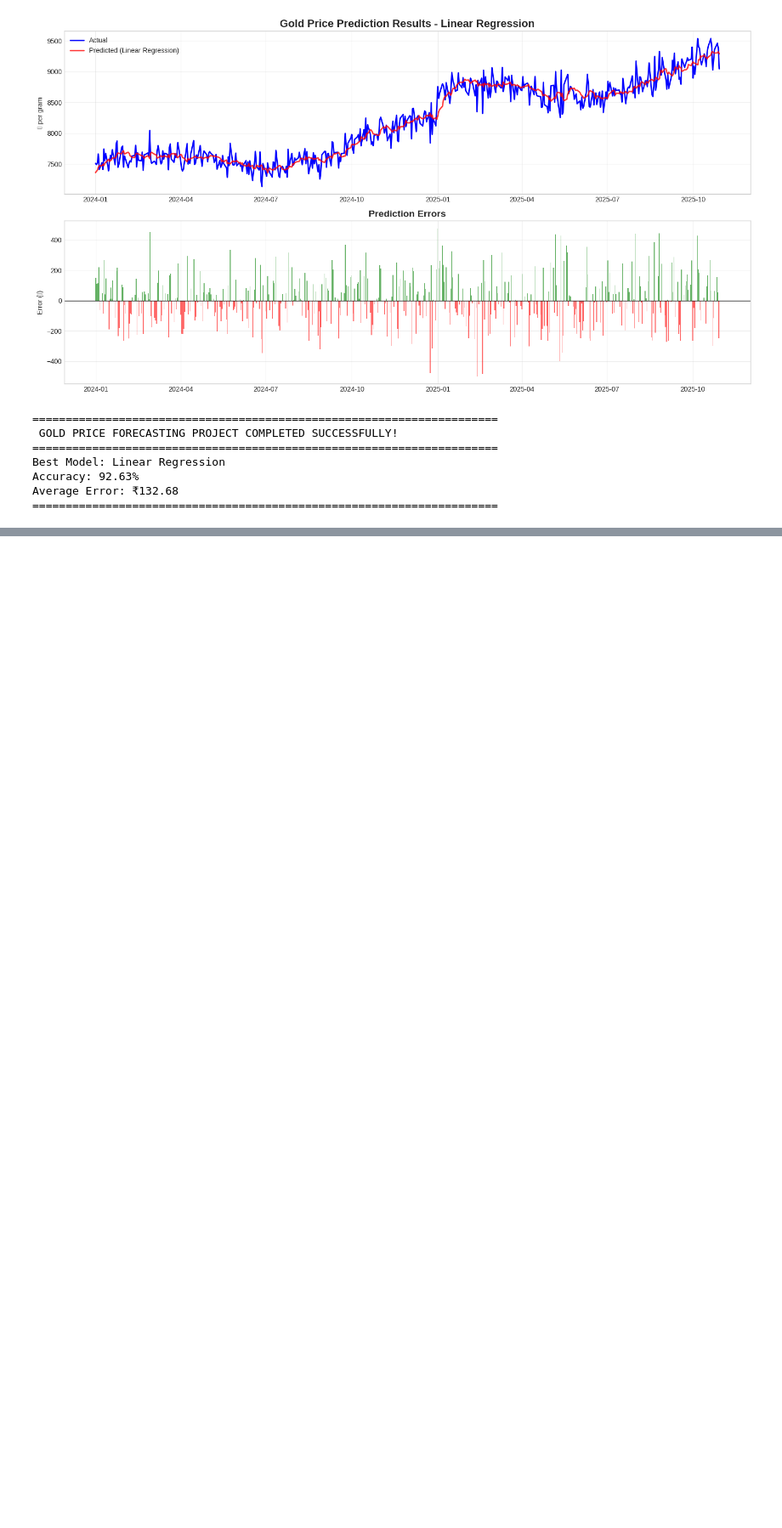
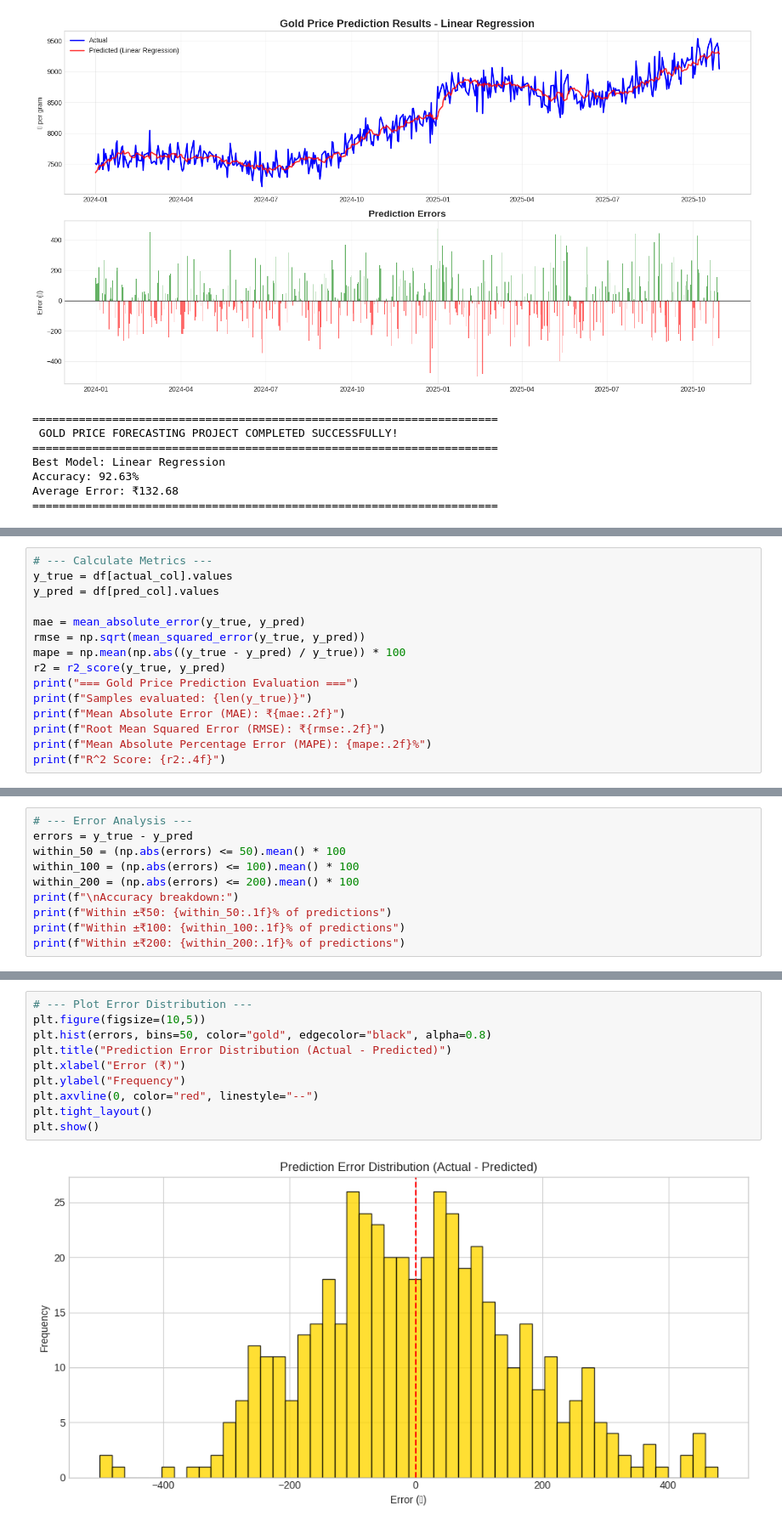
Before and after one commit to shindeparth007/Gold-Price-Forecasting-ML, a Jupyter notebook: Project_Gold_Price_Forecasting_.ipynb, the cells around one changed output, grey strips where cells are left out. Shown at 85% size. Drawn from its saved outputs; the diff is of its cells as text; blank space fills up the shorter version.

```diff
--- a/Project_Gold_Price_Forecasting_.ipynb
+++ b/Project_Gold_Price_Forecasting_.ipynb
@@ -971,0 +982,15 @@ Average Error: ₹132.68
+# %%
+# --- Calculate Metrics ---
+y_true = df[actual_col].values
+y_pred = df[pred_col].values
+
+mae = mean_absolute_error(y_true, y_pred)
+rmse = np.sqrt(mean_squared_error(y_true, y_pred))
+mape = np.mean(np.abs((y_true - y_pred) / y_true)) * 100
+r2 = r2_score(y_true, y_pred)
+print("=== Gold Price Prediction Evaluation ===")
+print(f"Samples evaluated: {len(y_true)}")
+print(f"Mean Absolute Error (MAE): ₹{mae:.2f}")
+print(f"Root Mean Squared Error (RMSE): ₹{rmse:.2f}")
+print(f"Mean Absolute Percentage Error (MAPE): {mape:.2f}%")
+print(f"R^2 Score: {r2:.4f}")
@@ -971,0 +1004,10 @@ Average Error: ₹132.68
+# %%
+# --- Error Analysis ---
+errors = y_true - y_pred
+within_50 = (np.abs(errors) <= 50).mean() * 100
+within_100 = (np.abs(errors) <= 100).mean() * 100
+within_200 = (np.abs(errors) <= 200).mean() * 100
+print(f"\nAccuracy breakdown:")
+print(f"Within ±₹50: {within_50:.1f}% of predictions")
+print(f"Within ±₹100: {within_100:.1f}% of predictions")
+print(f"Within ±₹200: {within_200:.1f}% of predictions")
@@ -971,0 +1032,12 @@ Average Error: ₹132.68
+# %%
+# --- Plot Error Distribution ---
+plt.figure(figsize=(10,5))
+plt.hist(errors, bins=50, color="gold", edgecolor="black", alpha=0.8)
+plt.title("Prediction Error Distribution (Actual - Predicted)")
+plt.xlabel("Error (₹)")
+plt.ylabel("Frequency")
+plt.axvline(0, color="red", linestyle="--")
+plt.tight_layout()
+plt.show()
+# %% [output]
+[figure, added]
```
Also changed, not shown: parts of 11 cells of this notebook.
